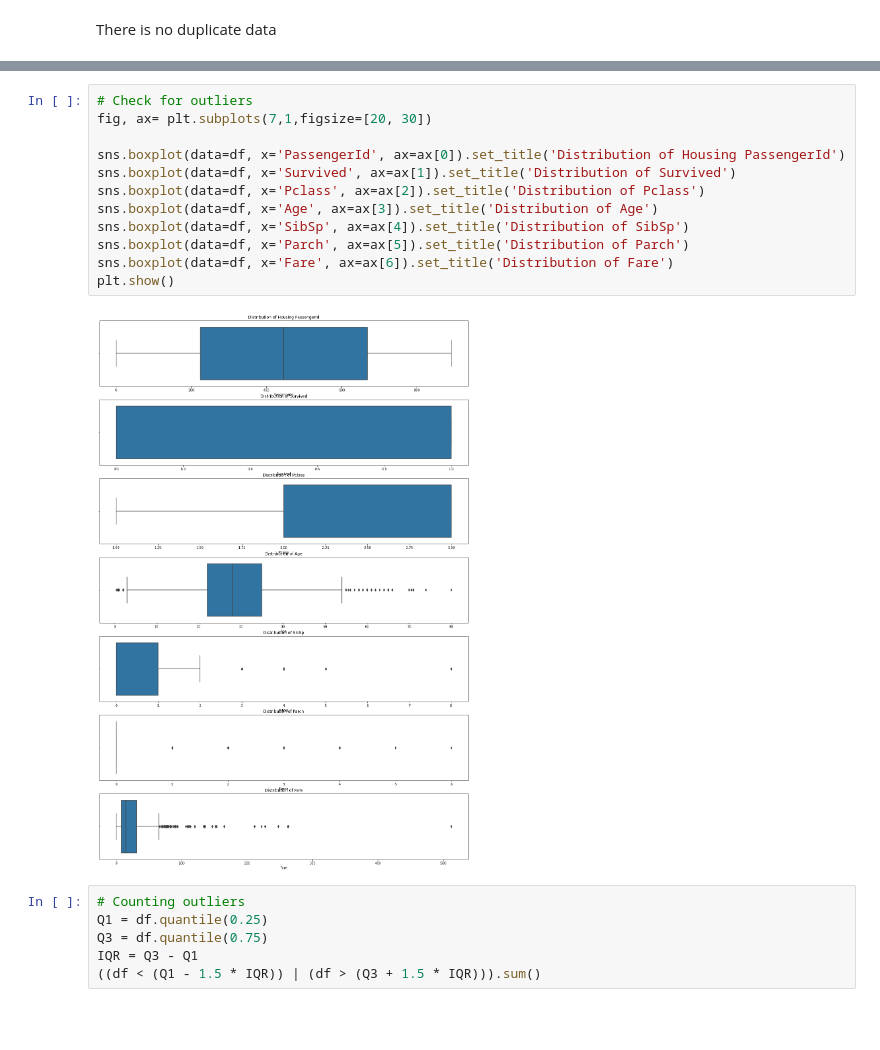
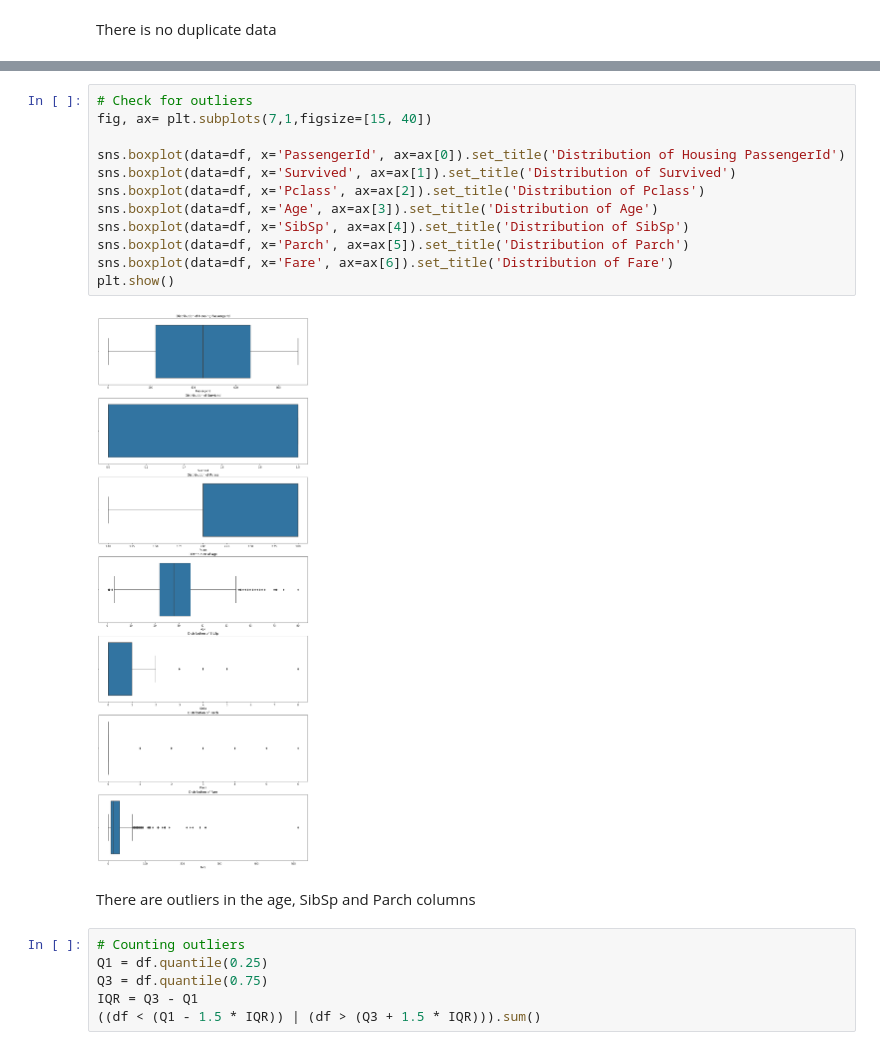
Before and after one commit to WilkisterMbaka/KNN-and-Naive-Bayes-Classifier, a Jupyter notebook: Moringa_Data_Science_Core_W9_Independent_Project_2022_06_Wilkister_Mbaka_KNN.ipynb, the cells around one changed output, grey strips where cells are left out. Drawn from its saved outputs; the diff is of its cells as text; blank space fills up the shorter version.

```diff
--- a/Moringa_Data_Science_Core_W9_Independent_Project_2022_06_Wilkister_Mbaka_KNN.ipynb
+++ b/Moringa_Data_Science_Core_W9_Independent_Project_2022_06_Wilkister_Mbaka_KNN.ipynb
@@ -359,17 +240,19 @@ memory usage: 83.3+ KB
 # %%
 # Check for outliers
-fig, ax= plt.subplots(7,1,figsize=[20, 30])
+fig, ax= plt.subplots(7,1,figsize=[15, 40])
 
 sns.boxplot(data=df, x='PassengerId', ax=ax[0]).set_title('Distribution of Housing PassengerId')
 sns.boxplot(data=df, x='Survived', ax=ax[1]).set_title('Distribution of Survived')
 sns.boxplot(data=df, x='Pclass', ax=ax[2]).set_title('Distribution of Pclass')
 sns.boxplot(data=df, x='Age', ax=ax[3]).set_title('Distribution of Age')
 sns.boxplot(data=df, x='SibSp', ax=ax[4]).set_title('Distribution of SibSp')
 sns.boxplot(data=df, x='Parch', ax=ax[5]).set_title('Distribution of Parch')
 sns.boxplot(data=df, x='Fare', ax=ax[6]).set_title('Distribution of Fare')
 plt.show()
 # %% [output]
-[figure, old version]
+[figure, new version]
+# %% [markdown]
+There are outliers in the age, SibSp and Parch columns
 # %%
 # Counting outliers
 Q1 = df.quantile(0.25)
```
Also changed, not shown: parts of 32 cells of this notebook.
